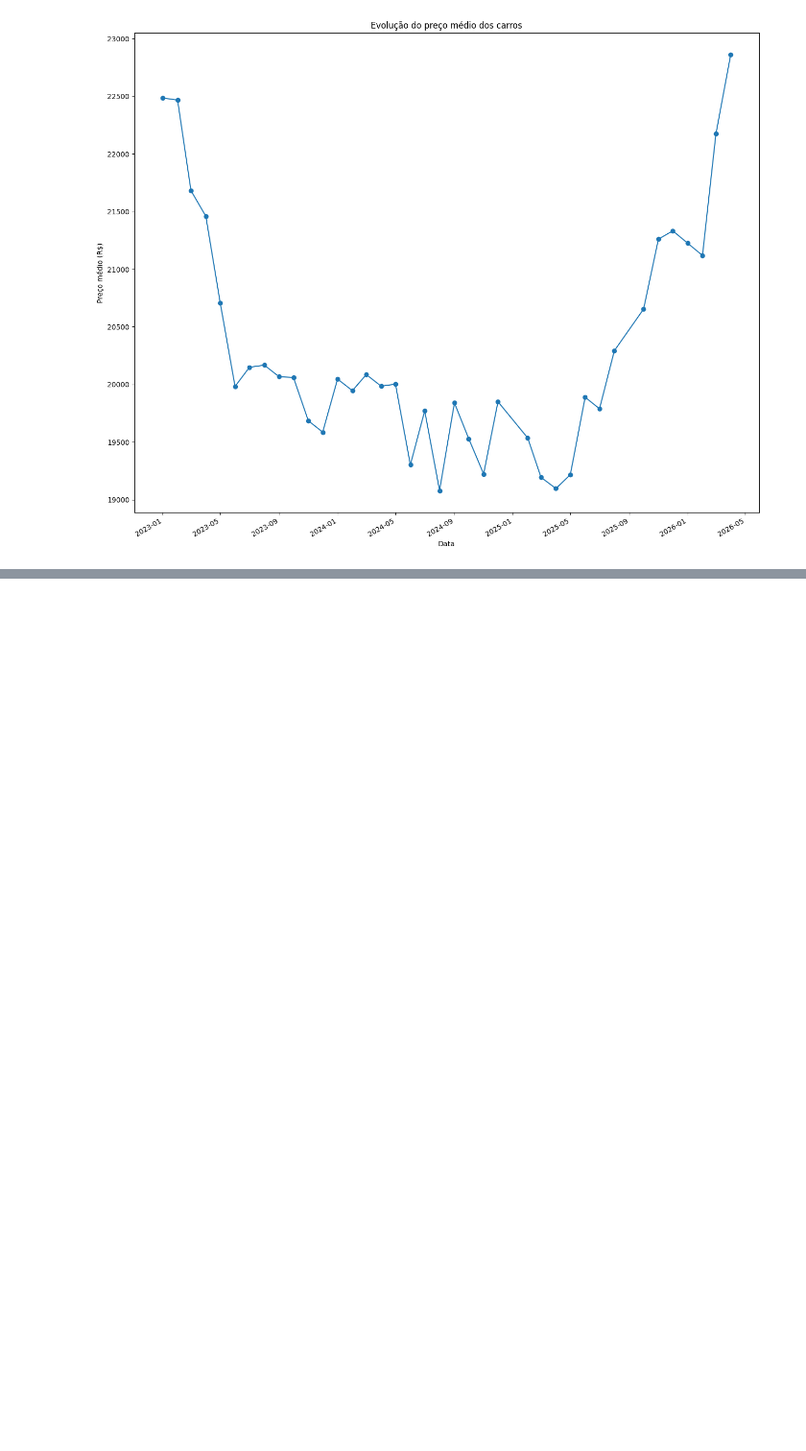
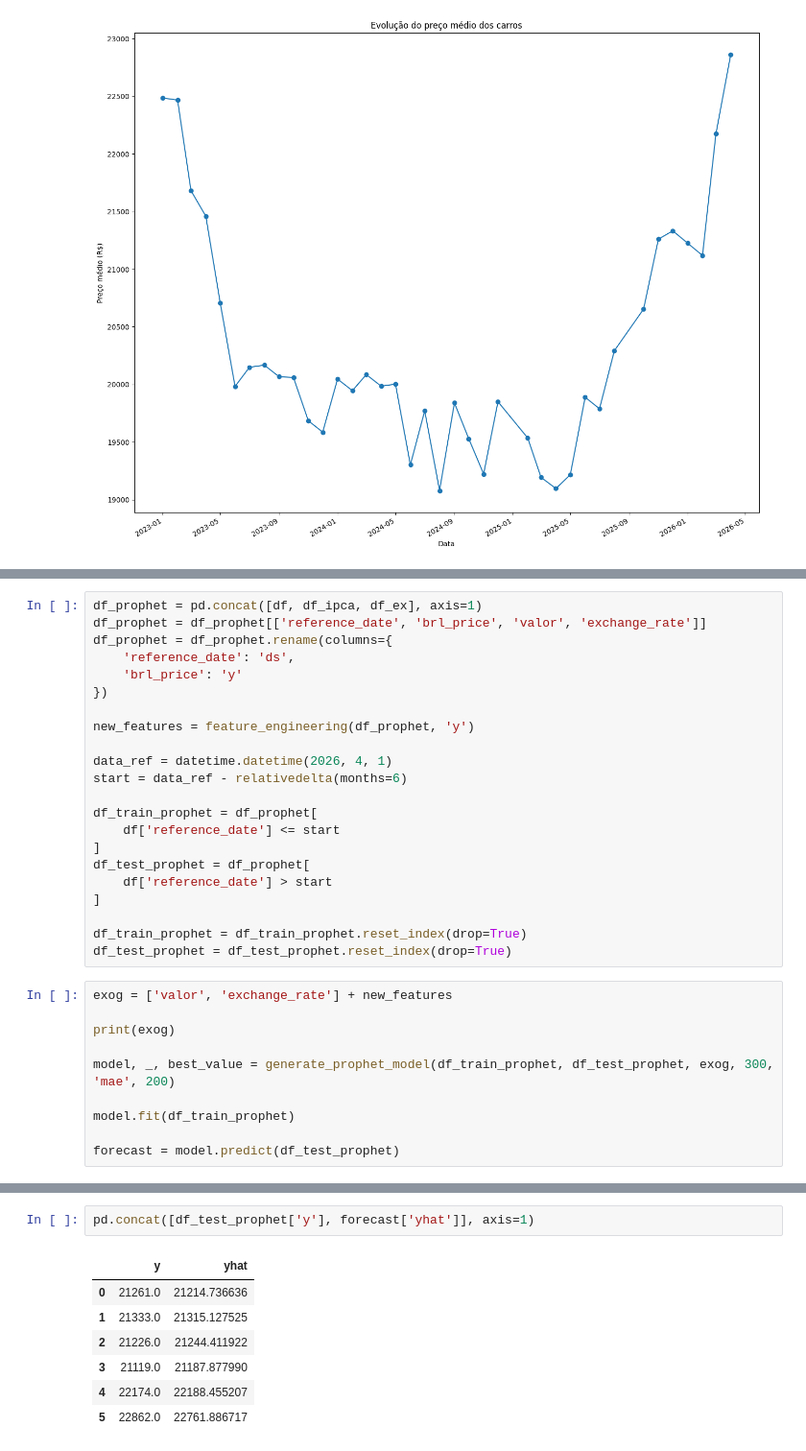
Before and after one commit to vitorrdrgs/trabalho_icd, a Jupyter notebook: models.ipynb, the cells around one changed output, grey strips where cells are left out. Shown at 96% size. Cells and saved outputs as stored; diff of their text form; blank space fills up the shorter version.

Commit message:
feat: add prophet

```diff
--- a/models.ipynb
+++ b/models.ipynb
@@ -306,0 +249,32 @@ pd.concat([forecast, test['brl_price']], axis=1)
+# %%
+df_prophet = pd.concat([df, df_ipca, df_ex], axis=1)
+df_prophet = df_prophet[['reference_date', 'brl_price', 'valor', 'exchange_rate']]
+df_prophet = df_prophet.rename(columns={
+    'reference_date': 'ds',
+    'brl_price': 'y'
+})
+
+new_features = feature_engineering(df_prophet, 'y')
+
+data_ref = datetime.datetime(2026, 4, 1)
+start = data_ref - relativedelta(months=6)
+
+df_train_prophet = df_prophet[
+    df['reference_date'] <= start
+]
+df_test_prophet = df_prophet[
+    df['reference_date'] > start
+]
+
+df_train_prophet = df_train_prophet.reset_index(drop=True)
+df_test_prophet = df_test_prophet.reset_index(drop=True)
+# %%
+exog = ['valor', 'exchange_rate'] + new_features
+
+print(exog)
+
+model, _, best_value = generate_prophet_model(df_train_prophet, df_test_prophet, exog, 300, 'mae', 200)
+
+model.fit(df_train_prophet)
+
+forecast = model.predict(df_test_prophet)
@@ -306,0 +286,10 @@ pd.concat([forecast, test['brl_price']], axis=1)
+# %%
+pd.concat([df_test_prophet['y'], forecast['yhat']], axis=1)
+# %% [output]
+|  | y | yhat |
+| 0 | 21261.0 | 21214.736636 |
+| 1 | 21333.0 | 21315.127525 |
+| 2 | 21226.0 | 21244.411922 |
+| 3 | 21119.0 | 21187.877990 |
+| 4 | 22174.0 | 22188.455207 |
+| 5 | 22862.0 | 22761.886717 |
```
Also changed, not shown: parts of 22 cells of this notebook, 3 other files.
